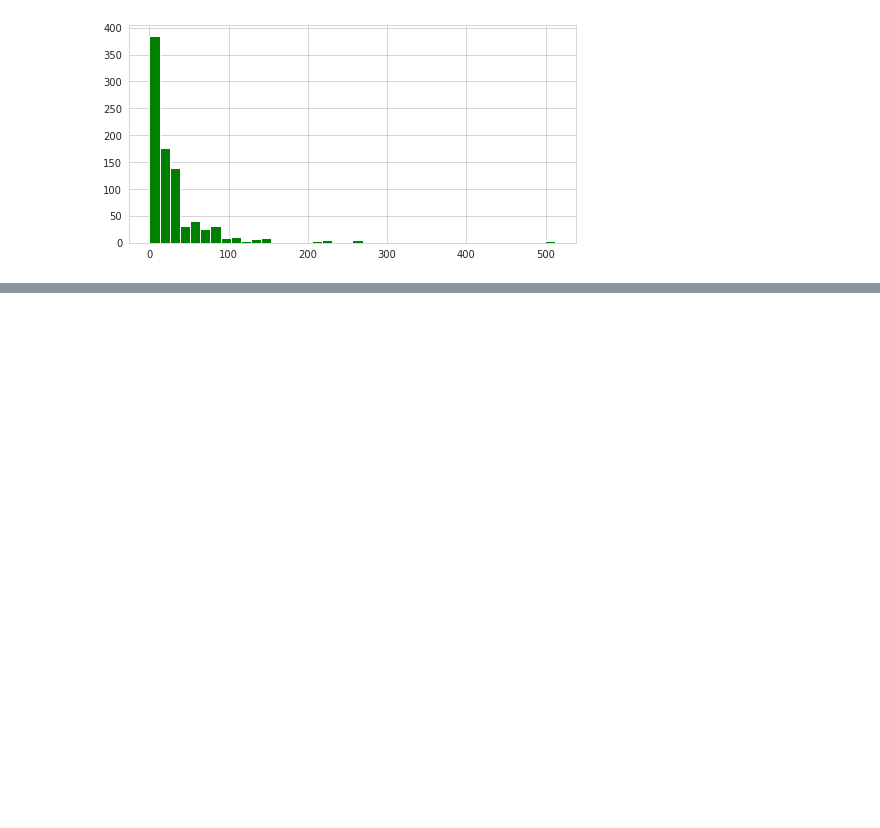
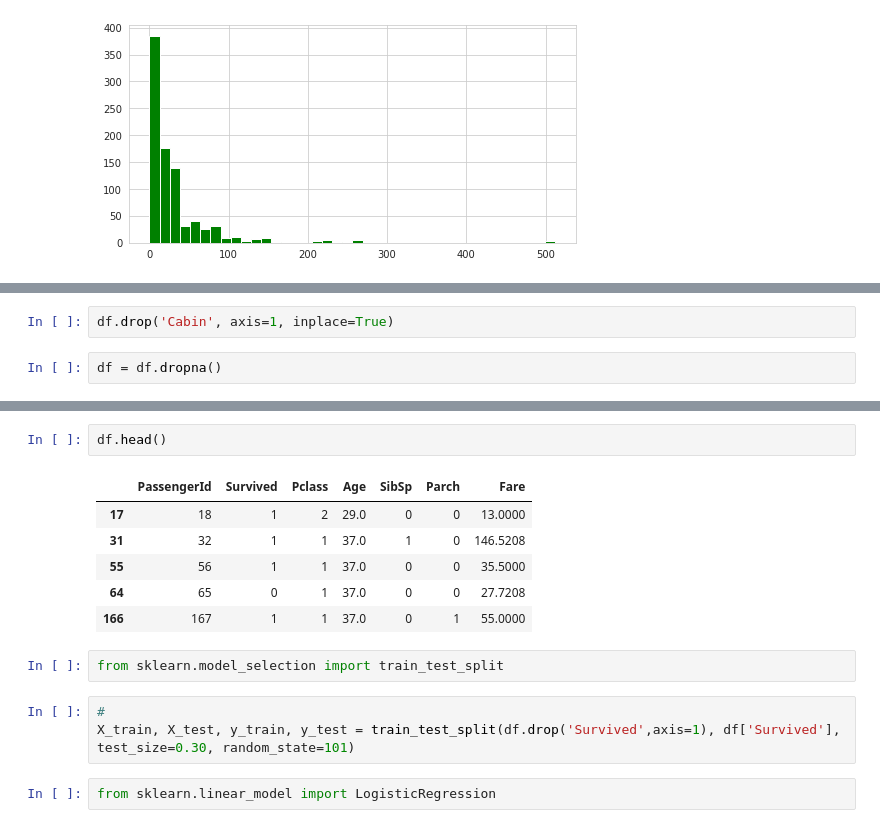
Before and after one commit to vsbca/Data-Science, a Jupyter notebook: titanic/notebooks/Titanic_dataset_Initial_EDA.ipynb, the cells around one changed output, grey strips where cells are left out. Cells and saved outputs as stored; diff of their text form; blank space fills up the shorter version.

```diff
--- a/titanic/notebooks/Titanic_dataset_Initial_EDA.ipynb
+++ b/titanic/notebooks/Titanic_dataset_Initial_EDA.ipynb
@@ -88,0 +116,4 @@ df['Fare'].hist(color='green',bins=40,figsize=(8,4))
+# %%
+df.drop('Cabin', axis=1, inplace=True)
+# %%
+df = df.dropna()
@@ -88,0 +127,16 @@ df['Fare'].hist(color='green',bins=40,figsize=(8,4))
+# %%
+df.head()
+# %% [output]
+|  | PassengerId | Survived | Pclass | Age | SibSp | Parch | Fare |
+| 17 | 18 | 1 | 2 | 29.0 | 0 | 0 | 13.0000 |
+| 31 | 32 | 1 | 1 | 37.0 | 1 | 0 | 146.5208 |
+| 55 | 56 | 1 | 1 | 37.0 | 0 | 0 | 35.5000 |
+| 64 | 65 | 0 | 1 | 37.0 | 0 | 0 | 27.7208 |
+| 166 | 167 | 1 | 1 | 37.0 | 0 | 1 | 55.0000 |
+# %%
+from sklearn.model_selection import train_test_split
+# %%
+#
+X_train, X_test, y_train, y_test = train_test_split(df.drop('Survived',axis=1), df['Survived'], test_size=0.30, random_state=101)
+# %%
+from sklearn.linear_model import LogisticRegression
```
Also changed, not shown: parts of 13 cells of this notebook.
